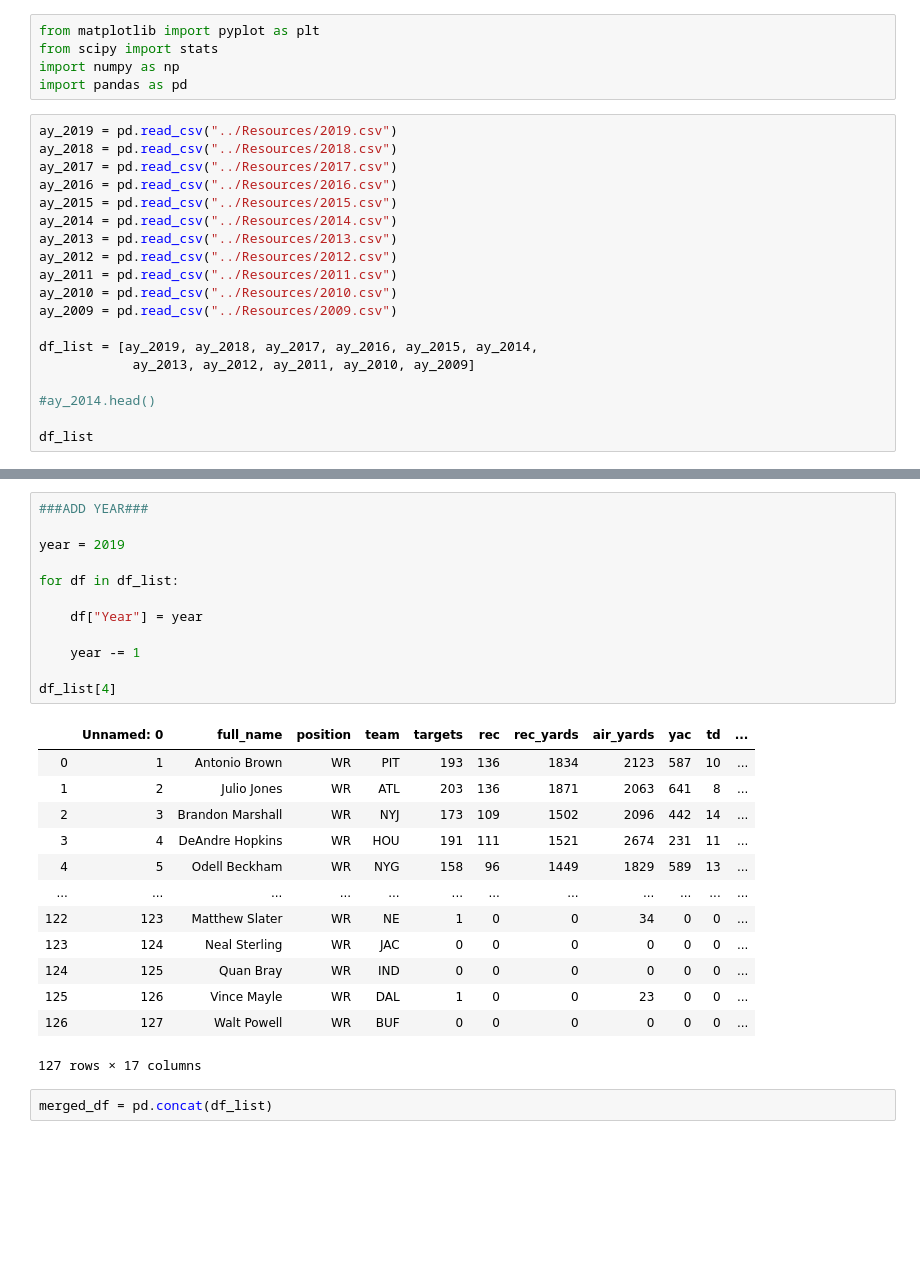
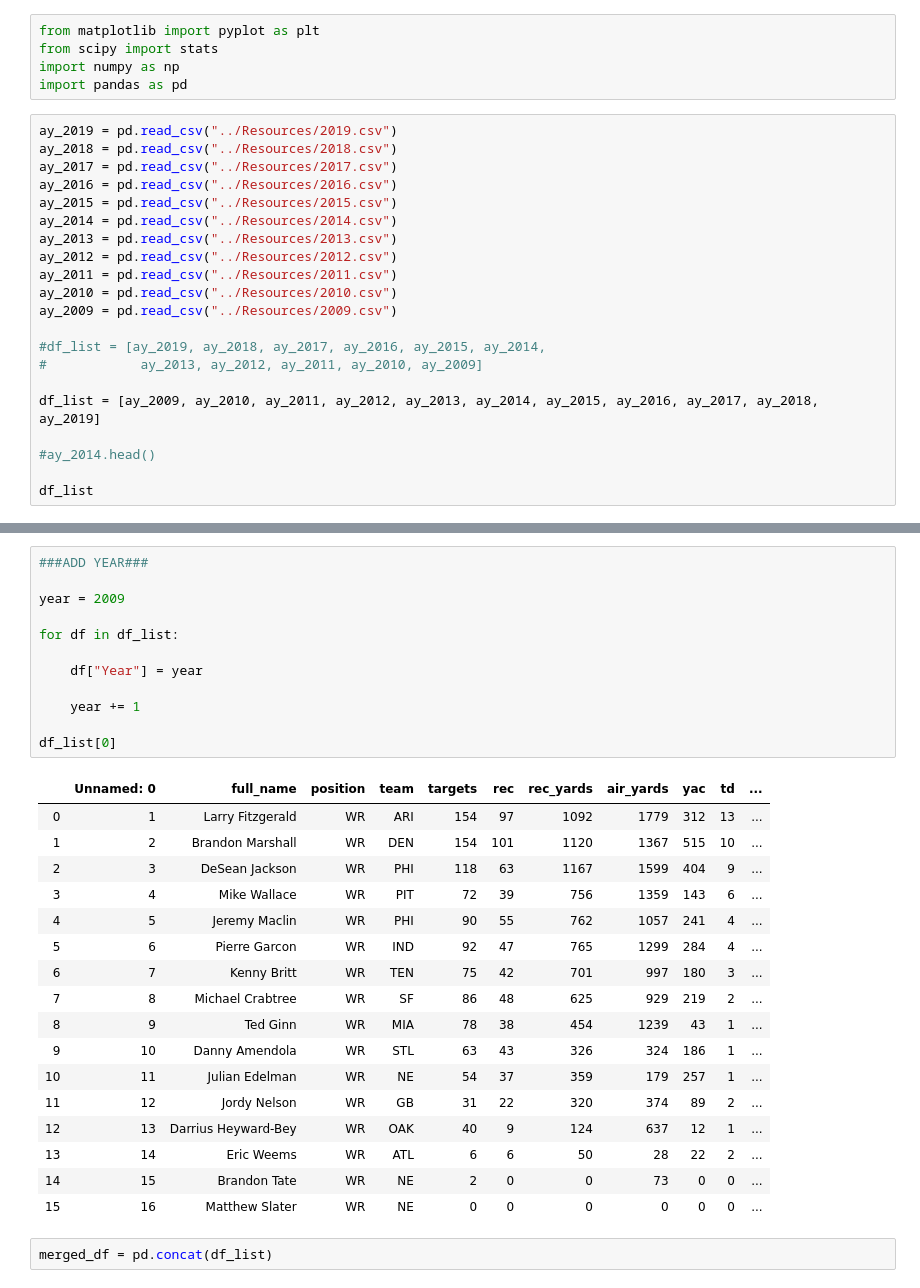
Before and after one commit to hflack1/Final-Project, a Jupyter notebook: Code/final_project.ipynb, the cells around one changed output, grey strips where cells are left out. Drawn from its saved outputs; the diff is of its cells as text; blank space fills up the shorter version.

```diff
--- a/Code/final_project.ipynb
+++ b/Code/final_project.ipynb
@@ -16,8 +16,10 @@ ay_2011 = pd.read_csv("../Resources/2011.csv")
 ay_2010 = pd.read_csv("../Resources/2010.csv")
 ay_2009 = pd.read_csv("../Resources/2009.csv")
 
-df_list = [ay_2019, ay_2018, ay_2017, ay_2016, ay_2015, ay_2014,
-            ay_2013, ay_2012, ay_2011, ay_2010, ay_2009]
+#df_list = [ay_2019, ay_2018, ay_2017, ay_2016, ay_2015, ay_2014,
+#            ay_2013, ay_2012, ay_2011, ay_2010, ay_2009]
+
+df_list = [ay_2009, ay_2010, ay_2011, ay_2012, ay_2013, ay_2014, ay_2015, ay_2016, ay_2017, ay_2018, ay_2019]
 
 #ay_2014.head()
 
@@ -43,29 +45,33 @@ df_list
 # %%
 ###ADD YEAR###
 
-year = 2019
+year = 2009
 
 for df in df_list:
 
     df["Year"] = year
 
-    year -= 1
+    year += 1
 
-df_list[4]
+df_list[0]
 # %% [output]
 |  | Unnamed: 0 | full_name | position | team | targets | rec | rec_yards | air_yards | yac | td | ... |
-| 0 | 1 | Antonio Brown | WR | PIT | 193 | 136 | 1834 | 2123 | 587 | 10 | ... |
-| 1 | 2 | Julio Jones | WR | ATL | 203 | 136 | 1871 | 2063 | 641 | 8 | ... |
-| 2 | 3 | Brandon Marshall | WR | NYJ | 173 | 109 | 1502 | 2096 | 442 | 14 | ... |
-| 3 | 4 | DeAndre Hopkins | WR | HOU | 191 | 111 | 1521 | 2674 | 231 | 11 | ... |
-| 4 | 5 | Odell Beckham | WR | NYG | 158 | 96 | 1449 | 1829 | 589 | 13 | ... |
-| ... | ... | ... | ... | ... | ... | ... | ... | ... | ... | ... | ... |
-| 122 | 123 | Matthew Slater | WR | NE | 1 | 0 | 0 | 34 | 0 | 0 | ... |
-| 123 | 124 | Neal Sterling | WR | JAC | 0 | 0 | 0 | 0 | 0 | 0 | ... |
-| 124 | 125 | Quan Bray | WR | IND | 0 | 0 | 0 | 0 | 0 | 0 | ... |
-| 125 | 126 | Vince Mayle | WR | DAL | 1 | 0 | 0 | 23 | 0 | 0 | ... |
-| 126 | 127 | Walt Powell | WR | BUF | 0 | 0 | 0 | 0 | 0 | 0 | ... |
+| 0 | 1 | Larry Fitzgerald | WR | ARI | 154 | 97 | 1092 | 1779 | 312 | 13 | ... |
+| 1 | 2 | Brandon Marshall | WR | DEN | 154 | 101 | 1120 | 1367 | 515 | 10 | ... |
+| 2 | 3 | DeSean Jackson | WR | PHI | 118 | 63 | 1167 | 1599 | 404 | 9 | ... |
+| 3 | 4 | Mike Wallace | WR | PIT | 72 | 39 | 756 | 1359 | 143 | 6 | ... |
+| 4 | 5 | Jeremy Maclin | WR | PHI | 90 | 55 | 762 | 1057 | 241 | 4 | ... |
+| 5 | 6 | Pierre Garcon | WR | IND | 92 | 47 | 765 | 1299 | 284 | 4 | ... |
+| 6 | 7 | Kenny Britt | WR | TEN | 75 | 42 | 701 | 997 | 180 | 3 | ... |
+| 7 | 8 | Michael Crabtree | WR | SF | 86 | 48 | 625 | 929 | 219 | 2 | ... |
+| 8 | 9 | Ted Ginn | WR | MIA | 78 | 38 | 454 | 1239 | 43 | 1 | ... |
+| 9 | 10 | Danny Amendola | WR | STL | 63 | 43 | 326 | 324 | 186 | 1 | ... |
+| 10 | 11 | Julian Edelman | WR | NE | 54 | 37 | 359 | 179 | 257 | 1 | ... |
+| 11 | 12 | Jordy Nelson | WR | GB | 31 | 22 | 320 | 374 | 89 | 2 | ... |
+| 12 | 13 | Darrius Heyward-Bey | WR | OAK | 40 | 9 | 124 | 637 | 12 | 1 | ... |
+| 13 | 14 | Eric Weems | WR | ATL | 6 | 6 | 50 | 28 | 22 | 2 | ... |
+| 14 | 15 | Brandon Tate | WR | NE | 2 | 0 | 0 | 73 | 0 | 0 | ... |
+| 15 | 16 | Matthew Slater | WR | NE | 0 | 0 | 0 | 0 | 0 | 0 | ... |
-127 rows × 17 columns
 # %%
 merged_df = pd.concat(df_list)
 # %%
```
Also changed, not shown: parts of 5 cells of this notebook.
